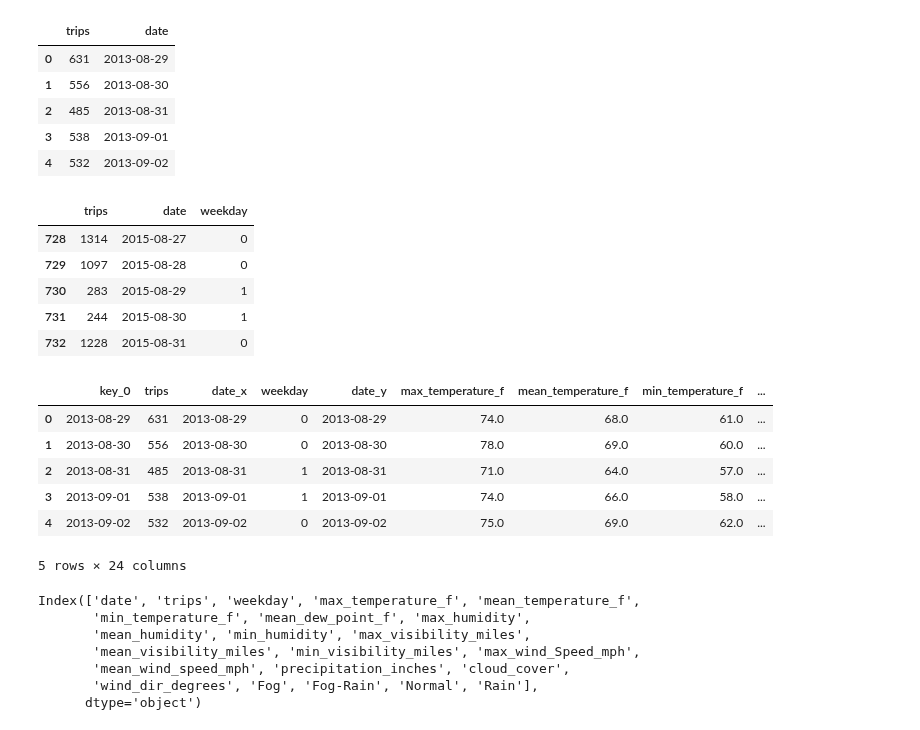
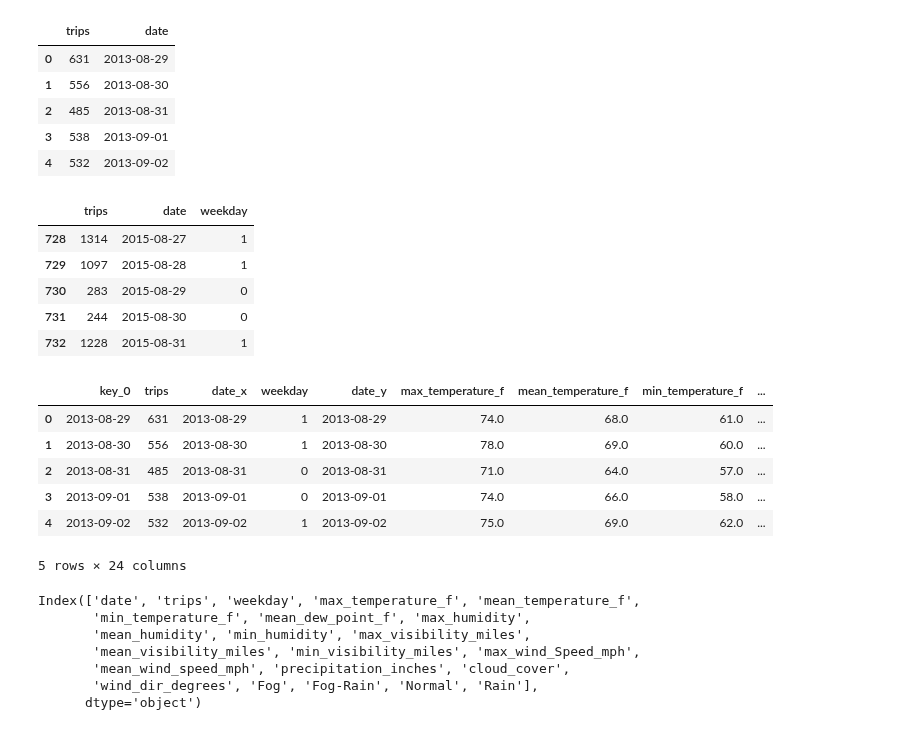
Before and after one commit to jslaga/SpringboardDSC, a Jupyter notebook: Capstone1/Capstone.ipynb, the cells around one changed output. Drawn from its saved outputs; the diff is of its cells as text; code cells hidden in the pictures.

```diff
--- a/Capstone1/Capstone.ipynb
+++ b/Capstone1/Capstone.ipynb
@@ -504,33 +530,33 @@ daily_trips_df.head()
 # %%
 daily_trips_df = daily_trips_df.sort_values('date')
 
 # Add column for weekday (True) vs weekend (False)
 daily_trips_df['weekday'] = pd.DatetimeIndex(daily_trips_df.date).dayofweek
-daily_trips_df['weekday'] = [True if day in [5,6] else False for day in daily_trips_df['weekday']]
+daily_trips_df['weekday'] = [False if day in [5,6] else True for day in daily_trips_df['weekday']]
 
 
 #Convert True to 1 and False to 0
 daily_trips_df['weekday'] = daily_trips_df.weekday.map(lambda x: 1 if x == True else 0)
 
 daily_trips_df.tail()
 # %% [output]
 |  | trips | date | weekday |
-| 728 | 1314 | 2015-08-27 | 0 |
-| 729 | 1097 | 2015-08-28 | 0 |
-| 730 | 283 | 2015-08-29 | 1 |
-| 731 | 244 | 2015-08-30 | 1 |
-| 732 | 1228 | 2015-08-31 | 0 |
+| 728 | 1314 | 2015-08-27 | 1 |
+| 729 | 1097 | 2015-08-28 | 1 |
+| 730 | 283 | 2015-08-29 | 0 |
+| 731 | 244 | 2015-08-30 | 0 |
+| 732 | 1228 | 2015-08-31 | 1 |
 # %%
 daily_trips_df = daily_trips_df.merge(weather_df, on = daily_trips_df.date)
 # %%
 daily_trips_df.head()
 # %% [output]
 |  | key_0 | trips | date_x | weekday | date_y | max_temperature_f | mean_temperature_f | min_temperature_f | ... |
-| 0 | 2013-08-29 | 631 | 2013-08-29 | 0 | 2013-08-29 | 74.0 | 68.0 | 61.0 | ... |
-| 1 | 2013-08-30 | 556 | 2013-08-30 | 0 | 2013-08-30 | 78.0 | 69.0 | 60.0 | ... |
-| 2 | 2013-08-31 | 485 | 2013-08-31 | 1 | 2013-08-31 | 71.0 | 64.0 | 57.0 | ... |
-| 3 | 2013-09-01 | 538 | 2013-09-01 | 1 | 2013-09-01 | 74.0 | 66.0 | 58.0 | ... |
-| 4 | 2013-09-02 | 532 | 2013-09-02 | 0 | 2013-09-02 | 75.0 | 69.0 | 62.0 | ... |
+| 0 | 2013-08-29 | 631 | 2013-08-29 | 1 | 2013-08-29 | 74.0 | 68.0 | 61.0 | ... |
+| 1 | 2013-08-30 | 556 | 2013-08-30 | 1 | 2013-08-30 | 78.0 | 69.0 | 60.0 | ... |
+| 2 | 2013-08-31 | 485 | 2013-08-31 | 0 | 2013-08-31 | 71.0 | 64.0 | 57.0 | ... |
+| 3 | 2013-09-01 | 538 | 2013-09-01 | 0 | 2013-09-01 | 74.0 | 66.0 | 58.0 | ... |
+| 4 | 2013-09-02 | 532 | 2013-09-02 | 1 | 2013-09-02 | 75.0 | 69.0 | 62.0 | ... |
 5 rows × 24 columns
 # %%
 daily_trips_df.rename(columns={'key_0':'date'}, inplace=True)
```
Also changed, not shown: parts of 17 cells of this notebook.
